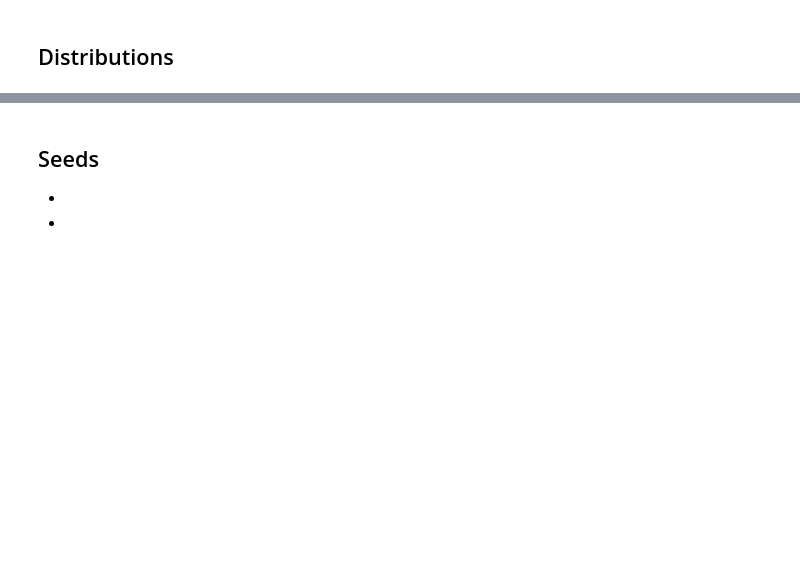
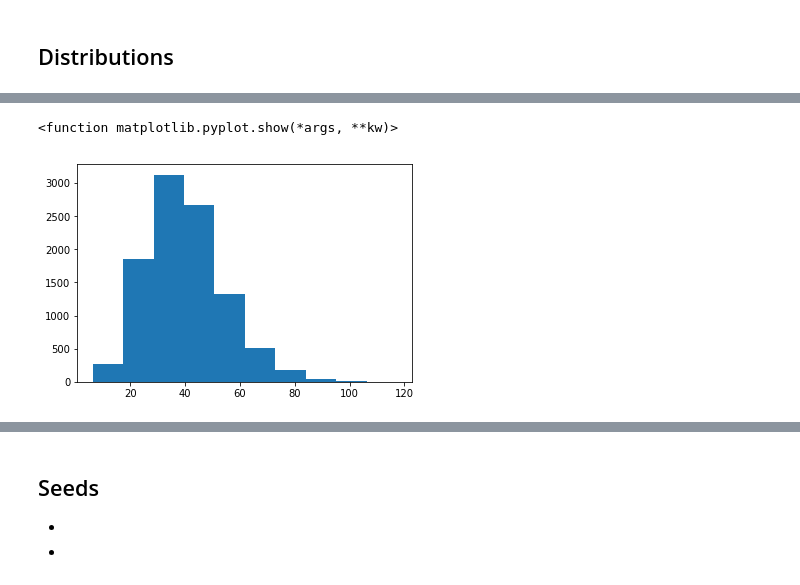
Before and after one commit to grace-burke/Programming-for-Data-Analysis-2018-Numpy.random-Assignment, a Jupyter notebook: Numpy.random.ipynb, the cells around one changed output, grey strips where cells are left out. Drawn from its saved outputs; the diff is of its cells as text; code cells hidden in the pictures; blank space fills up the shorter version.

```diff
--- a/Numpy.random.ipynb
+++ b/Numpy.random.ipynb
@@ -120,0 +154,6 @@ print(arr3)
+# %%
+plt.hist(np.random.gamma(8,5,10000))
+plt.show
+# %% [output]
+<function matplotlib.pyplot.show(*args, **kw)>
+[figure, added]
```
Also changed, not shown: parts of 20 cells of this notebook.
